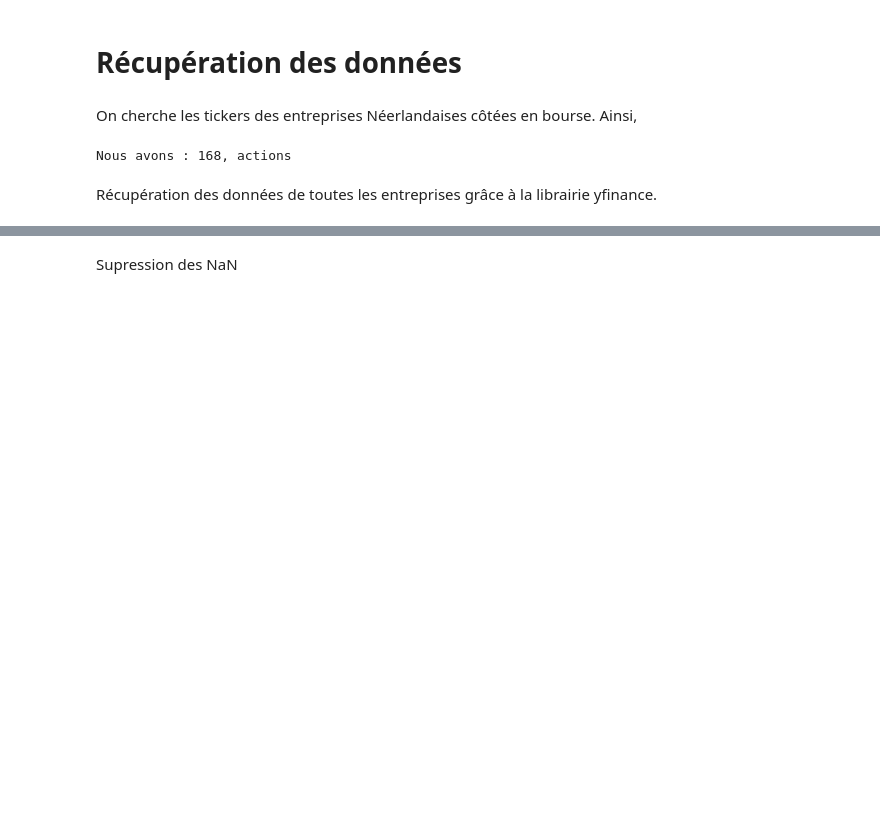
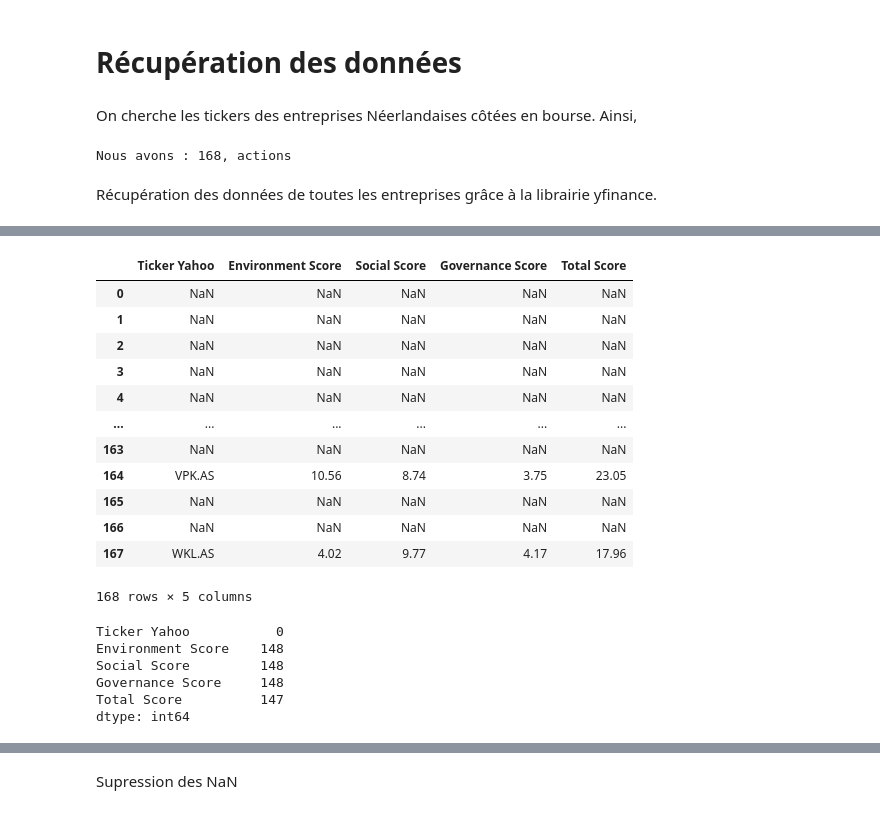
Before and after one commit to Simzer994/Portfolio-Project, a Jupyter notebook: GetData.ipynb, the cells around one changed output, grey strips where cells are left out. Cells and saved outputs as stored; diff of their text form; code cells hidden in the pictures; blank space fills up the shorter version.

```diff
--- a/Projet.ipynb
+++ b/GetData.ipynb
@@ -44,0 +66,26 @@ datas.index = pd.to_datetime(datas.index)
+# %%
+esg_scores = pd.DataFrame(columns = ['Ticker Yahoo', 'Environment Score', 'Social Score', 'Governance Score', 'Total Score'], index = range(len(datas['Close'].columns)))
+
+for i in trange(len(datas['Close'].columns)):
+    ticker = tickers_amsterdam[i]
+    try:
+        sus = yf.Ticker(ticker).sustainability
+        scores = sus.loc[['environmentScore','socialScore','governanceScore','totalEsg'],'Value']
+        esg_scores.loc[i] = [ticker, scores[0], scores[1], scores[2], scores[3]]
+    except:
+        pass
+esg_scores
+# %% [output]
+|  | Ticker Yahoo | Environment Score | Social Score | Governance Score | Total Score |
+| 0 | NaN | NaN | NaN | NaN | NaN |
+| 1 | NaN | NaN | NaN | NaN | NaN |
+| 2 | NaN | NaN | NaN | NaN | NaN |
+| 3 | NaN | NaN | NaN | NaN | NaN |
+| 4 | NaN | NaN | NaN | NaN | NaN |
+| ... | ... | ... | ... | ... | ... |
+| 163 | NaN | NaN | NaN | NaN | NaN |
+| 164 | VPK.AS | 10.56 | 8.74 | 3.75 | 23.05 |
+| 165 | NaN | NaN | NaN | NaN | NaN |
+| 166 | NaN | NaN | NaN | NaN | NaN |
+| 167 | WKL.AS | 4.02 | 9.77 | 4.17 | 17.96 |
+168 rows × 5 columns
@@ -44,0 +96,9 @@ datas.index = pd.to_datetime(datas.index)
+# %%
+print(esg_scores.isna().sum())
+# %% [output]
+Ticker Yahoo           0
+Environment Score    148
+Social Score         148
+Governance Score     148
+Total Score          147
+dtype: int64
```
Also changed, not shown: parts of 6 cells of this notebook.
